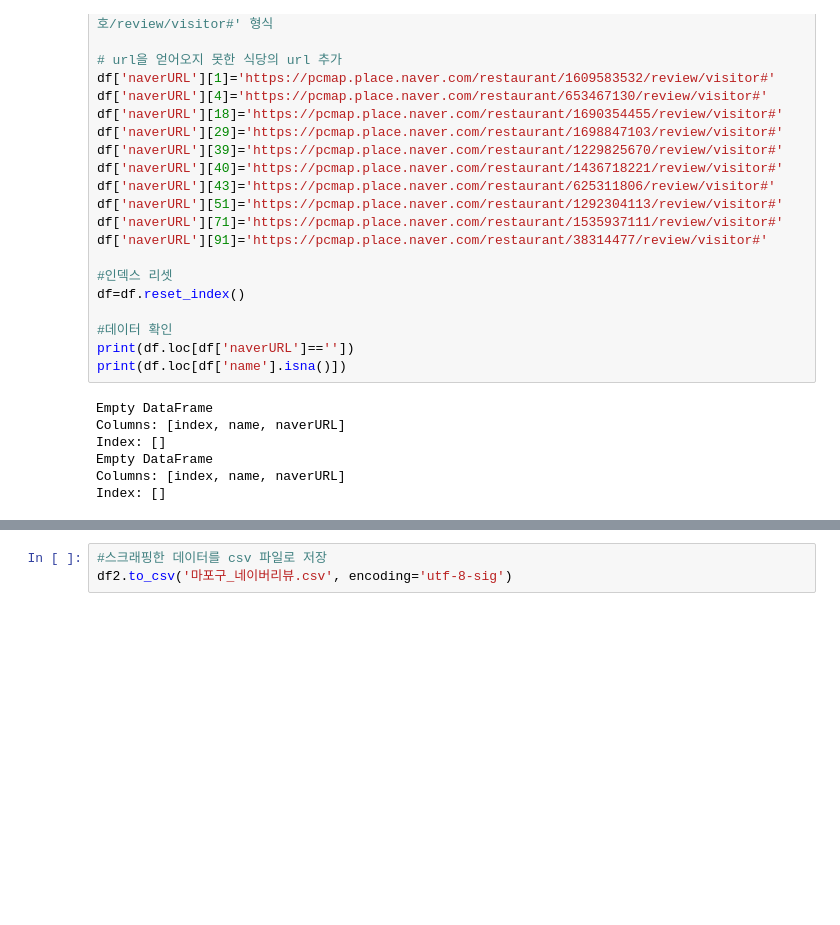
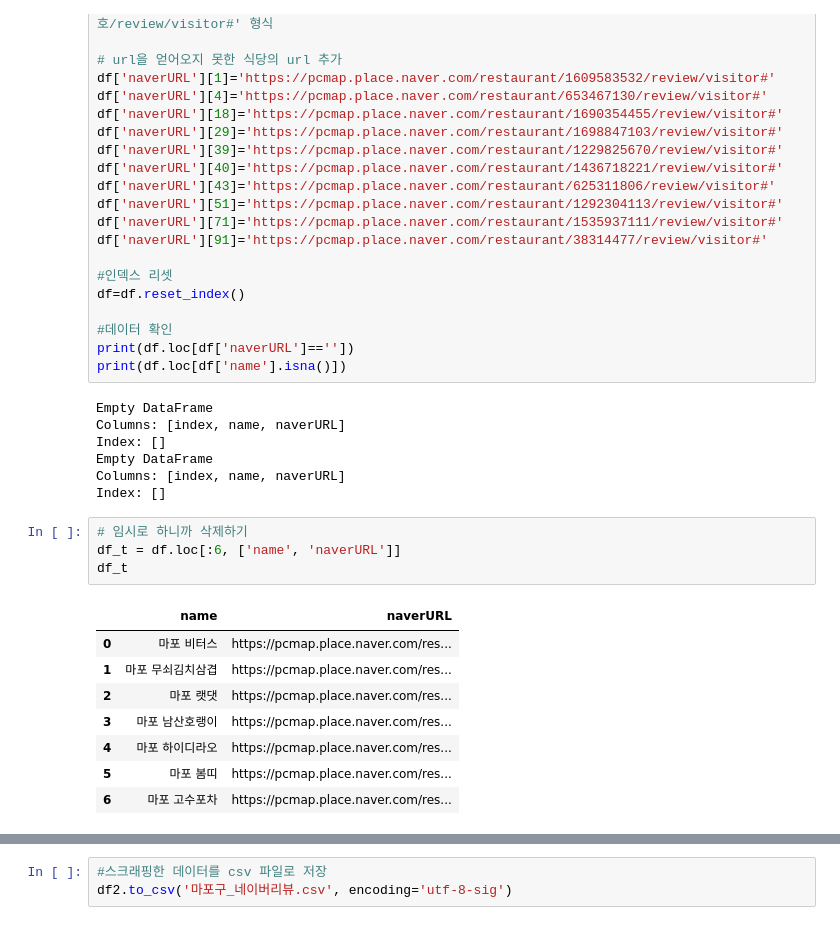
Before and after one commit to zyoony/coo_king, a Jupyter notebook: naver_review.ipynb, the cells around one changed output, grey strips where cells are left out. Drawn from its saved outputs; the diff is of its cells as text; blank space fills up the shorter version.

```diff
--- a/naver_review.ipynb
+++ b/naver_review.ipynb
@@ -254,6 +253,19 @@ Index: []
 Empty DataFrame
 Columns: [index, name, naverURL]
 Index: []
+# %%
+# 임시로 하니까 삭제하기
+df_t = df.loc[:6, ['name', 'naverURL']]
+df_t
+# %% [output]
+|  | name | naverURL |
+| 0 | 마포 비터스 | https://pcmap.place.naver.com/res... |
+| 1 | 마포 무쇠김치삼겹 | https://pcmap.place.naver.com/res... |
+| 2 | 마포 랫댓 | https://pcmap.place.naver.com/res... |
+| 3 | 마포 남산호랭이 | https://pcmap.place.naver.com/res... |
+| 4 | 마포 하이디라오 | https://pcmap.place.naver.com/res... |
+| 5 | 마포 봄띠 | https://pcmap.place.naver.com/res... |
+| 6 | 마포 고수포차 | https://pcmap.place.naver.com/res... |
 # %%
 options = webdriver.ChromeOptions()
 options.add_experimental_option("excludeSwitches", ["enable-logging"])
```
Also changed, not shown: parts of 5 cells of this notebook.
